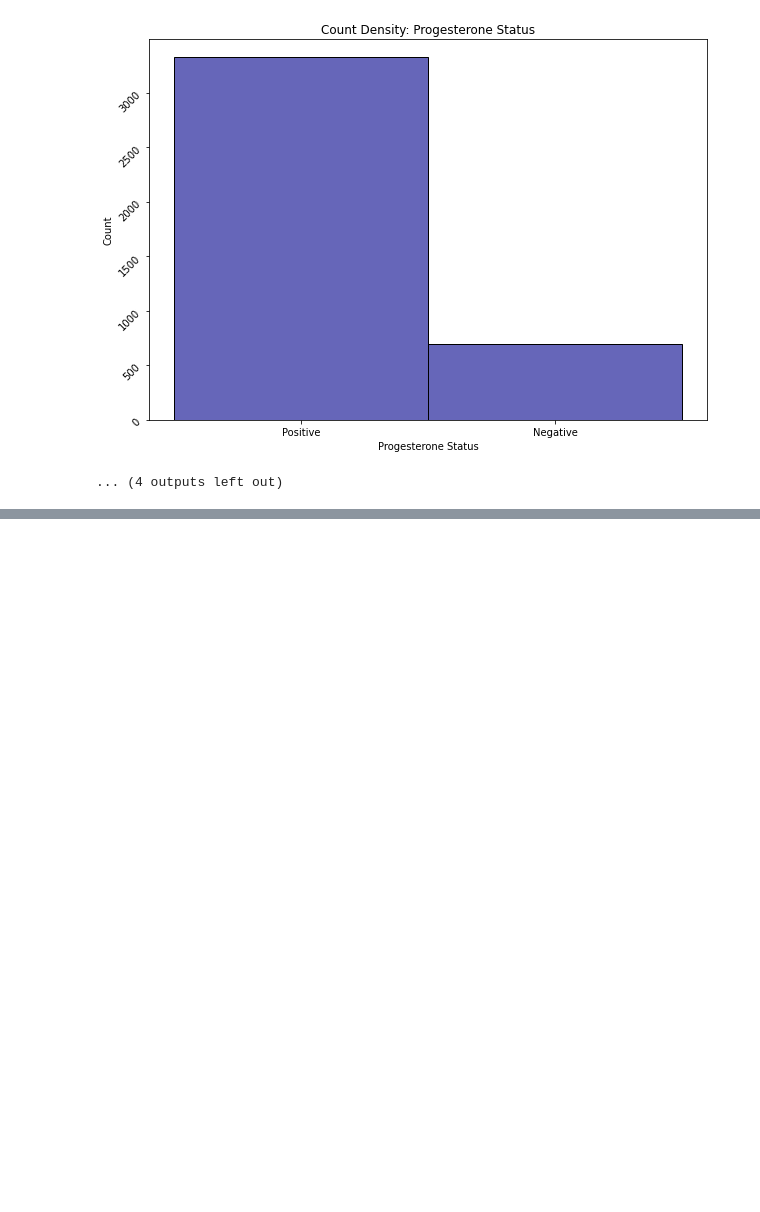
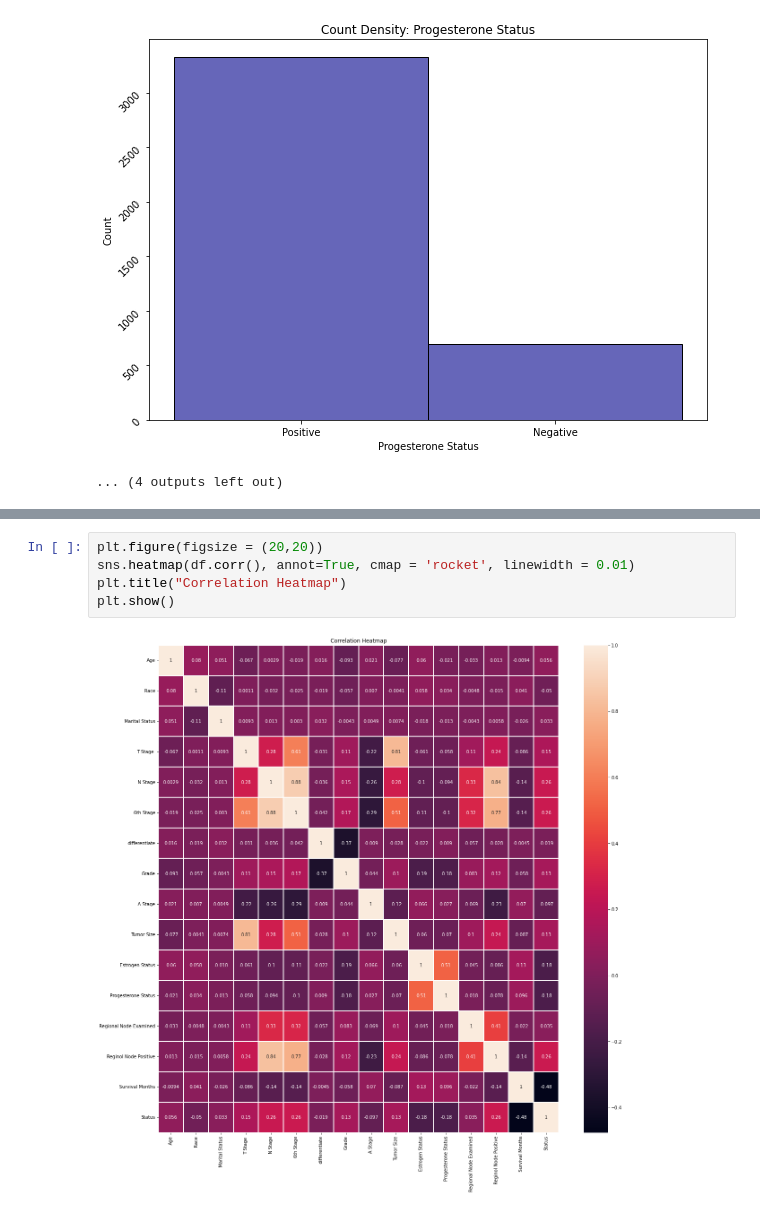
Before and after one commit to Nadil97/Breast_Cancer, a Jupyter notebook: Breast Cancer.ipynb, the cells around one changed output, grey strips where cells are left out. Cells and saved outputs as stored; diff of their text form; blank space fills up the shorter version.

Commit message:
Correlation Heatmap

```diff
--- a/Breast Cancer.ipynb
+++ b/Breast Cancer.ipynb
@@ -117,0 +146,7 @@ for i in columnsCountDensity:
+# %%
+plt.figure(figsize = (20,20))
+sns.heatmap(df.corr(), annot=True, cmap = 'rocket', linewidth = 0.01)
+plt.title("Correlation Heatmap")
+plt.show()
+# %% [output]
+[figure, added]
```
Also changed, not shown: parts of 5 cells of this notebook.
